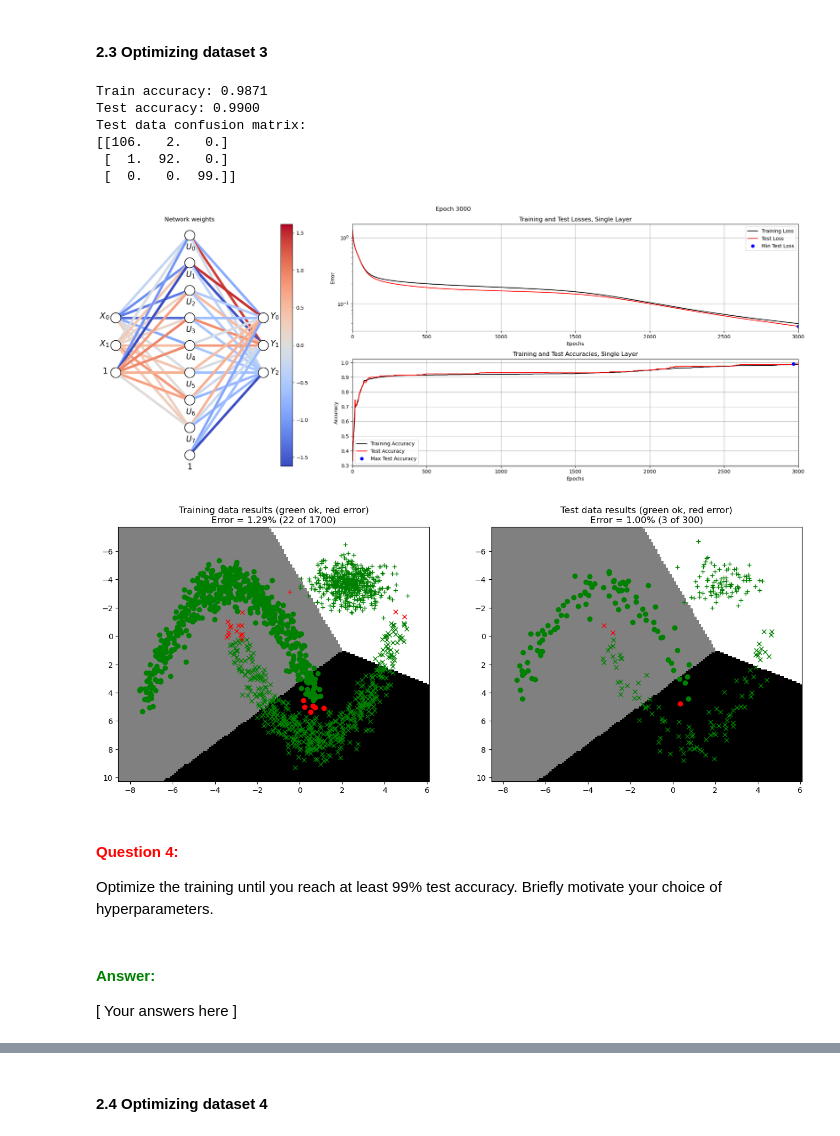
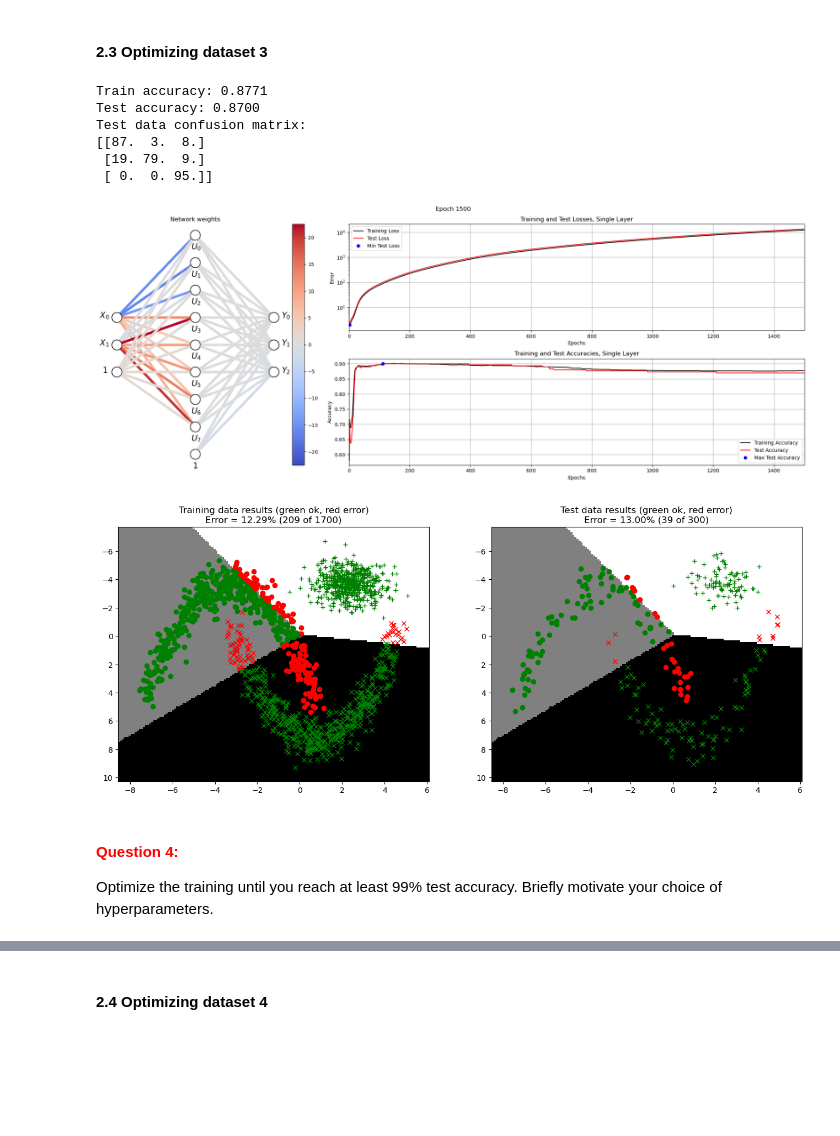
Before and after one commit to ash-rulz/NeuralNet, a Jupyter notebook: A1_Supervised/main3_MultiLayer.ipynb, the cells around one changed output, grey strips where cells are left out. Saved outputs shown, nothing was run; the diff lists cells and outputs as text; code cells hidden in the pictures; blank space fills up the shorter version.

Commit message:
Answered questions in Multi-Layer NN

```diff
--- a/A1_Supervised/main3_MultiLayer.ipynb
+++ b/A1_Supervised/main3_MultiLayer.ipynb
@@ -481,40 +481,36 @@ useTanhOutput: Whether we use the tanh activation function or not determines whe
 # %%
 # --------------------------------------------
 # === Your code here =========================
 # --------------------------------------------
 nInputs  = 2
 nClasses = 3
 nHidden  = 8
 
 #Xavier initialization
 lower_1 = -(1.0 / np.sqrt(nInputs))
 upper_1 = (1.0 / np.sqrt(nInputs))
 W1_0 = np.linspace(lower_1, upper_1 , nInputs * nHidden).reshape(nInputs,nHidden)
 B1_0 = np.linspace(lower_1, upper_1 , nHidden).reshape(1,nHidden)
 
 lower_2 = -(1.0 / np.sqrt(nHidden))
 upper_2 = (1.0 / np.sqrt(nHidden))
 W2_0 = np.linspace(lower_2, upper_2 , nHidden * nClasses).reshape(nHidden,nClasses)
 B2_0 = np.linspace(lower_2, upper_2 , nClasses).reshape(1,nClasses)
 
-params = {"epochs": 3000, "learningRate": 0.05, "normalize": False, "useTanhOutput": True}
+params = {"epochs": 1500, "learningRate": 0.15, "normalize": False, "useTanhOutput": False}
 # ============================================
 
 trainMultiLayerOnDataset(3, 0.15, W1_0, B1_0, W2_0, B2_0, params)
 # %% [output]
-Train accuracy: 0.9871
-Test accuracy: 0.9900
+Train accuracy: 0.8771
+Test accuracy: 0.8700
 Test data confusion matrix:
-[[106.   2.   0.]
- [  1.  92.   0.]
- [  0.   0.  99.]]
+[[87.  3.  8.]
+ [19. 79.  9.]
+ [ 0.  0. 95.]]
-[figure, old version]
+[figure, new version]
-[figure, old version]
+[figure, new version]
 # %% [markdown]
 #### **<span style="color:red">Question 4:</span>**
 
 Optimize the training until you reach at least 99% test accuracy. Briefly motivate your choice of hyperparameters.
-# %% [markdown]
-#### **<span style="color:green">Answer:</span>**
-
-\[ Your answers here \]
```
Also changed, not shown: parts of 10 cells of this notebook, 1 other file.
